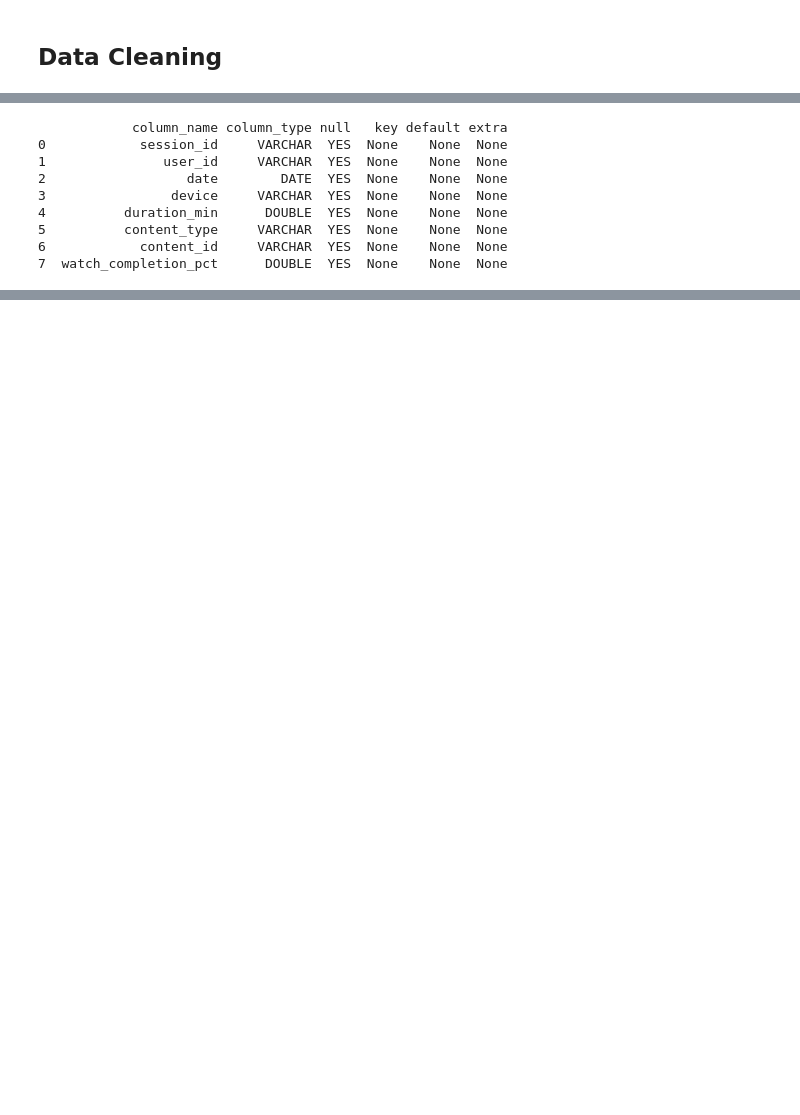
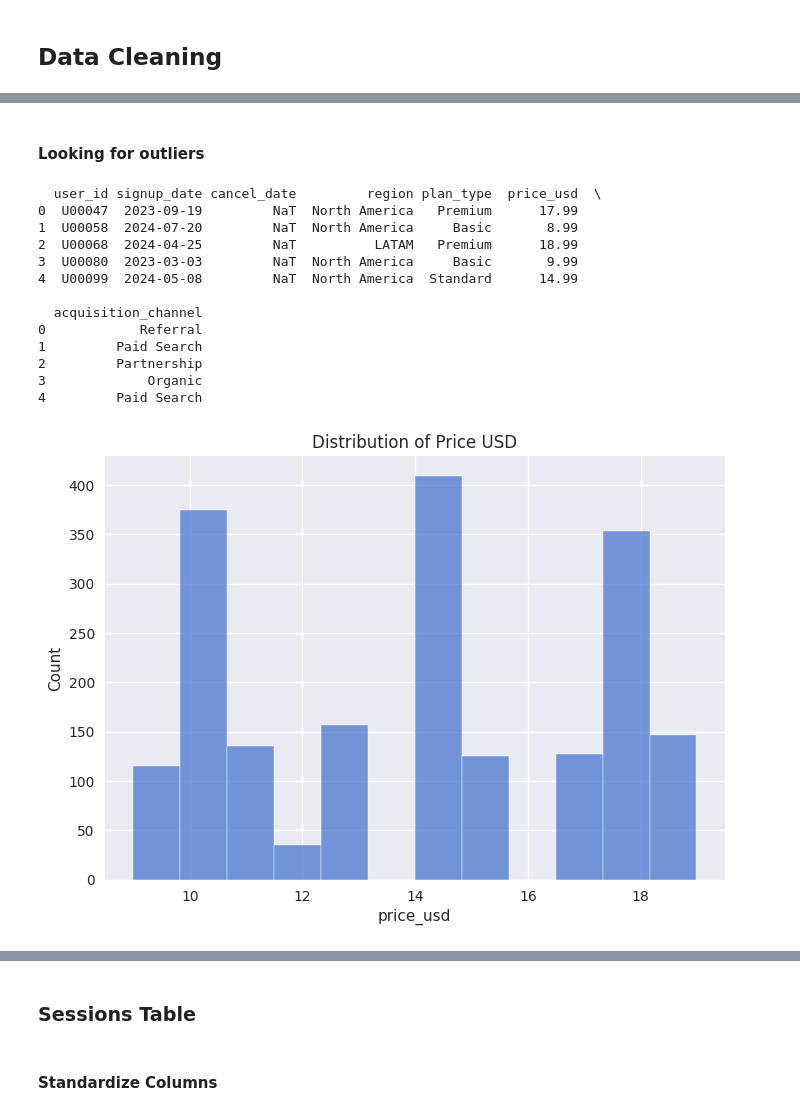
Before and after one commit to jasonho318/finance-analytics-project, a Jupyter notebook: Platform Engagement & Growth Analytics.ipynb, the cells around one changed output, grey strips where cells are left out. Drawn from its saved outputs; the diff is of its cells as text; code cells hidden in the pictures; blank space fills up the shorter version.

Commit message:
minimize scope, finish cleaning sessions table, looking for outliers

```diff
--- a/Platform Engagement & Growth Analytics.ipynb
+++ b/Platform Engagement & Growth Analytics.ipynb
@@ -14,15 +16,14 @@ import numpy as np
 import matplotlib.pyplot as plt
 import seaborn as sns
 pd.set_option('display.max_rows', None)
+plt.style.use("seaborn-v0_8")
+sns.set_palette("muted")
 
 con=duckdb.connect()
 
 con.execute("""
 CREATE TABLE users_raw AS SELECT * FROM read_csv_auto('data/users.csv');
 CREATE TABLE sessions_raw AS SELECT * FROM read_csv_auto('data/sessions.csv');
-CREATE TABLE content_raw AS SELECT * FROM read_csv_auto('data/content.csv');
-CREATE TABLE marketing_raw AS SELECT * FROM read_csv_auto('data/marketing.csv');
-CREATE TABLE revenue_raw AS SELECT * FROM read_csv_auto('data/revenue.csv');
 """)
 # %% [output]
 <_duckdb.DuckDBPyConnection at 0x...>
@@ -214,12 +220,43 @@ region values:
-# %%
-print(con.execute("DESCRIBE sessions_raw").fetchdf())
-# %% [output]
-            column_name column_type null   key default extra
-0            session_id     VARCHAR  YES  None    None  None
-1               user_id     VARCHAR  YES  None    None  None
-2                  date        DATE  YES  None    None  None
-3                device     VARCHAR  YES  None    None  None
-4          duration_min      DOUBLE  YES  None    None  None
-5          content_type     VARCHAR  YES  None    None  None
-6            content_id     VARCHAR  YES  None    None  None
-7  watch_completion_pct      DOUBLE  YES  None    None  None
+# %% [markdown]
+#### Looking for outliers
+# %%
+print(users.head())
+
+sns.histplot(users, x='price_usd')
+plt.title('Distribution of Price USD')
+plt.show()
+
+sns.histplot(users, x='signup_date', bins=30)
+plt.title('Distribution of Signup Dates')
+plt.show()
+
+sns.countplot(data=users, x='region', order=users['region'].value_counts().index)
+plt.title('User Count by Region')
+plt.show()
+
+sns.histplot(users, x='cancel_date', bins=30)
+plt.title('Distribution of Cancel Dates')
+plt.show()
+
+sns.countplot(data=users, x='plan_type', order=users['plan_type'].value_counts().index)
+plt.title('User Count by Plan Type')
+plt.show()
+
+sns.countplot(data=users, x='acquisition_channel', order=users['acquisition_channel'].value_counts().index)
+plt.title('User Count by Acquisition Channel')
+plt.show()
+# %% [output]
+  user_id signup_date cancel_date         region plan_type  price_usd  \
+0  U00047  2023-09-19         NaT  North America   Premium      17.99
+1  U00058  2024-07-20         NaT  North America     Basic       8.99
+2  U00068  2024-04-25         NaT          LATAM   Premium      18.99
+3  U00080  2023-03-03         NaT  North America     Basic       9.99
+4  U00099  2024-05-08         NaT  North America  Standard      14.99
+
+  acquisition_channel
+0            Referral
+1         Paid Search
+2         Partnership
+3             Organic
+4         Paid Search
+[figure, added]
@@ -225,0 +268,4 @@ print(con.execute("DESCRIBE sessions_raw").fetchdf())
+# %% [markdown]
+### Sessions Table
+# %% [markdown]
+#### Standardize Columns
```
Also changed, not shown: parts of 18 cells of this notebook.
